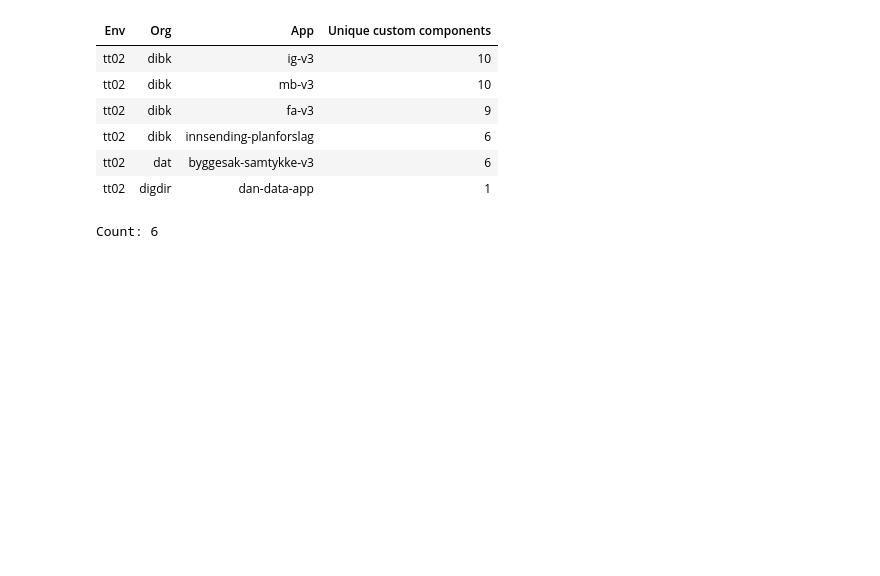
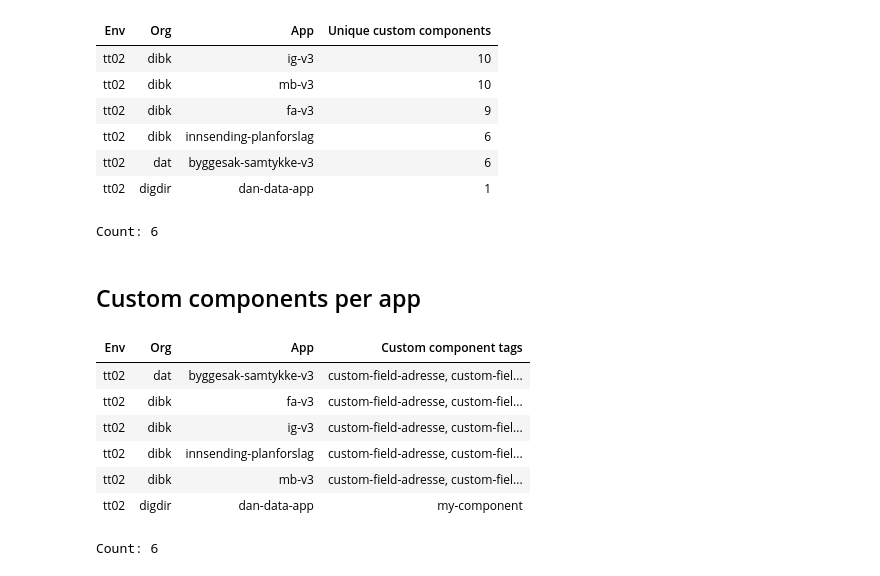
Before and after one commit to bjosttveit/altinn-app-insight, a Jupyter notebook: notebooks/components.ipynb, the cells around one changed output. Cells and saved outputs as stored; diff of their text form; code cells hidden in the pictures; blank space fills up the shorter version.

```diff
--- a/notebooks/components.ipynb
+++ b/notebooks/components.ipynb
@@ -11,13 +11,13 @@ sys.path.append("..")
 from pathlib import Path
 from analyze import Apps
 
-cache_dir = Path("../data")
+apps_dir = Path("../data")
 # %% [markdown]
 # Queries
 # %% [markdown]
 ## Number of custom components
 # %%
-with Apps.init(cache_dir) as apps:
+with Apps.init(apps_dir) as apps:
     apps.where(lambda app: app.components.some(lambda component: component.type == "Custom")).select(
     {"Unique custom components": lambda app: app.components.filter(lambda component: component.type == "Custom")
         .map(lambda component: component[".tagName"])
@@ -36,3 +36,25 @@ with Apps.init(cache_dir) as apps:
 | tt02 | dat | byggesak-samtykke-v3 | 6 |
 | tt02 | digdir | dan-data-app | 1 |
 Count: 6
+# %% [markdown]
+## Custom components per app
+# %%
+with Apps.init(apps_dir) as apps:
+    apps.where(lambda app: app.components.some(lambda component: component.type == "Custom")).select(
+    {"Custom component tags": lambda app: app.components.filter(lambda component: component.type == "Custom")
+        .map(lambda component: component[".tagName"])
+        .unique()
+        .sort()
+        .reduce(lambda tags, tag: f"{tags}, {tag}")
+    }) \
+    .order_by(lambda app: (app.org, app.app)) \
+    .table()
+# %% [output]
+| Env | Org | App | Custom component tags |
+| tt02 | dat | byggesak-samtykke-v3 | custom-field-adresse, custom-fiel... |
+| tt02 | dibk | fa-v3 | custom-field-adresse, custom-fiel... |
+| tt02 | dibk | ig-v3 | custom-field-adresse, custom-fiel... |
+| tt02 | dibk | innsending-planforslag | custom-field-adresse, custom-fiel... |
+| tt02 | dibk | mb-v3 | custom-field-adresse, custom-fiel... |
+| tt02 | digdir | dan-data-app | my-component |
+Count: 6
```
Also changed, not shown: 7 other files.
